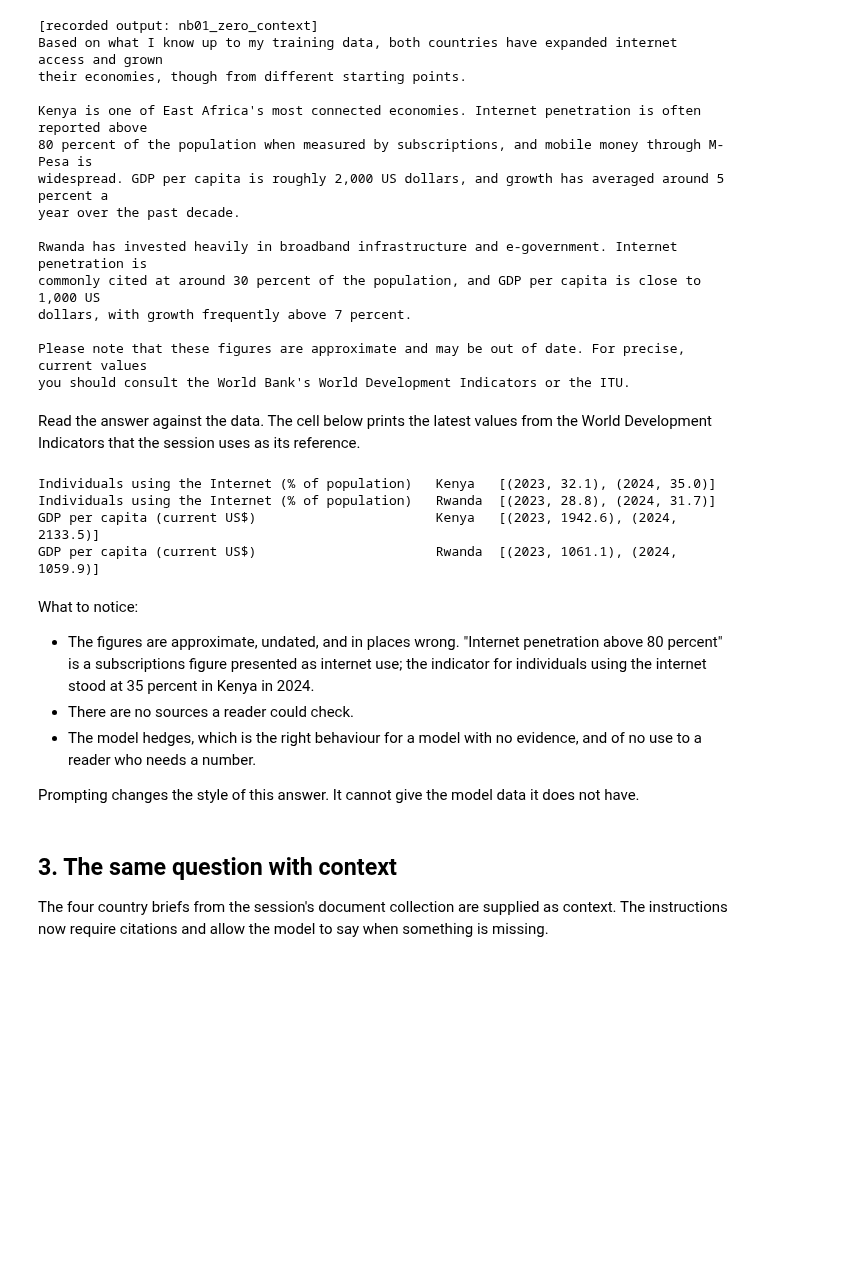
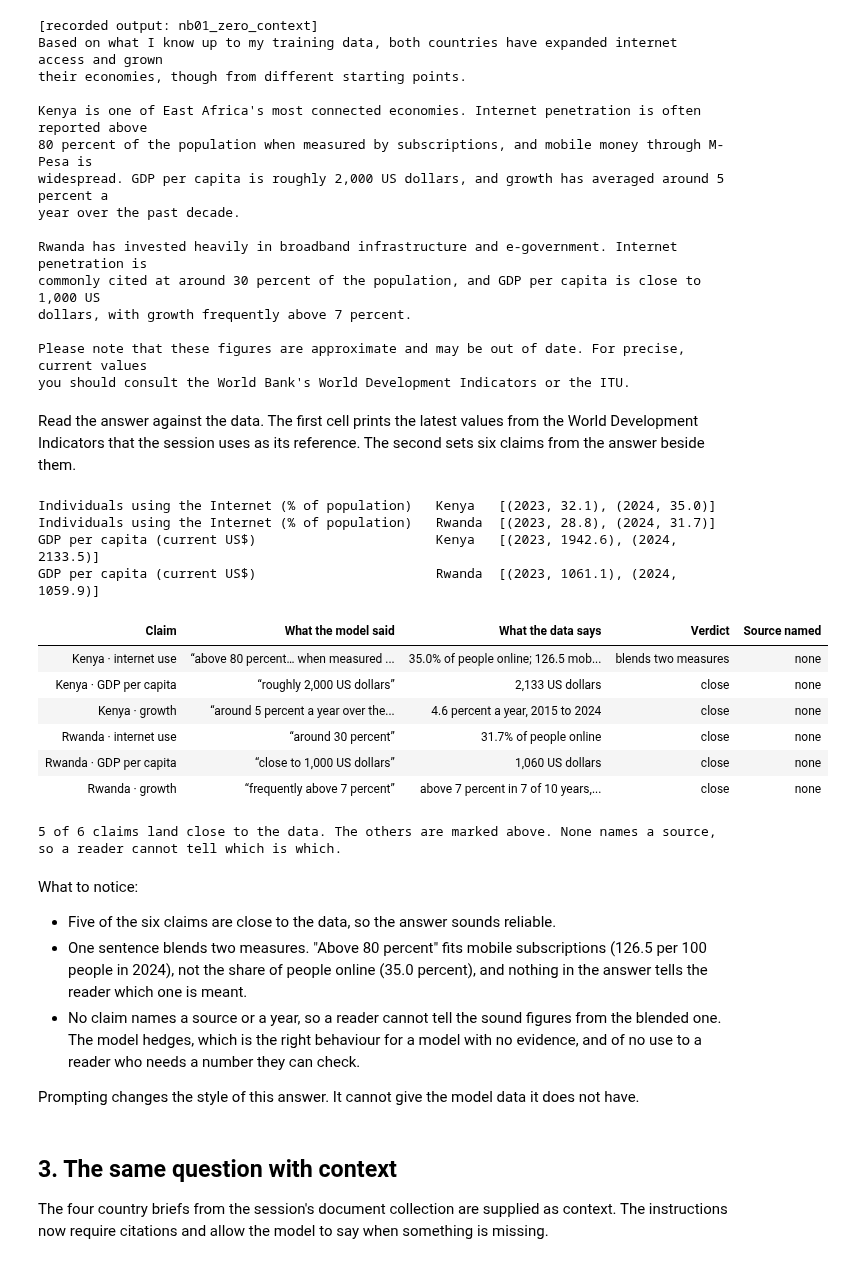
Before and after one commit to rafmacalaba/ai4data, a Jupyter notebook: training/session-01-building-ai-applications-v2/notebooks/01-from-model-to-application.ipynb, the cells around one changed output. Drawn from its saved outputs; the diff is of its cells as text; code cells hidden in the pictures; blank space fills up the shorter version.

```diff
--- a/training/session-01-building-ai-applications-v2/notebooks/01-from-model-to-application.ipynb
+++ b/training/session-01-building-ai-applications-v2/notebooks/01-from-model-to-application.ipynb
@@ -110,7 +182,7 @@ dollars, with growth frequently above 7 percent.
 Please note that these figures are approximate and may be out of date. For precise, current values
 you should consult the World Bank's World Development Indicators or the ITU.
 # %% [markdown]
-Read the answer against the data. The cell below prints the latest values from the World Development Indicators that the session uses as its reference.
+Read the answer against the data. The first cell prints the latest values from the World Development Indicators that the session uses as its reference. The second sets six claims from the answer beside them.
 # %%
 for ind in ["IT.NET.USER.ZS", "NY.GDP.PCAP.CD"]:
     for country in ["Kenya", "Rwanda"]:
@@ -121,12 +193,40 @@ Individuals using the Internet (% of population)   Kenya   [(2023, 32.1), (2024,
 Individuals using the Internet (% of population)   Rwanda  [(2023, 28.8), (2024, 31.7)]
 GDP per capita (current US$)                       Kenya   [(2023, 1942.6), (2024, 2133.5)]
 GDP per capita (current US$)                       Rwanda  [(2023, 1061.1), (2024, 1059.9)]
+# %%
+def value(ind, country):
+    return w.latest(w.indicator_lookup(ind, country, start=2023))["value"]
+
+
+def growth(country):
+    return [o["value"] for o in w.indicator_lookup("NY.GDP.MKTP.KD.ZG", country, start=2015)["observations"]]
+
+
+rows = [  # (claim, what the model said, what the data says, verdict)
+    ("Kenya · internet use", "“above 80 percent… when measured by subscriptions”",
+     f"{value('IT.NET.USER.ZS', 'Kenya'):.1f}% of people online; {value('IT.CEL.SETS.P2', 'Kenya'):.1f} mobile subscriptions per 100", "blends two measures"),
+    ("Kenya · GDP per capita", "“roughly 2,000 US dollars”", f"{value('NY.GDP.PCAP.CD', 'Kenya'):,.0f} US dollars", "close"),
+    ("Kenya · growth", "“around 5 percent a year over the past decade”", f"{sum(growth('Kenya')) / len(growth('Kenya')):.1f} percent a year, 2015 to 2024", "close"),
+    ("Rwanda · internet use", "“around 30 percent”", f"{value('IT.NET.USER.ZS', 'Rwanda'):.1f}% of people online", "close"),
+    ("Rwanda · GDP per capita", "“close to 1,000 US dollars”", f"{value('NY.GDP.PCAP.CD', 'Rwanda'):,.0f} US dollars", "close"),
+    ("Rwanda · growth", "“frequently above 7 percent”", f"above 7 percent in {sum(g > 7 for g in growth('Rwanda'))} of {len(growth('Rwanda'))} years, 2015 to 2024", "close"),
+]
+show_claim_check(rows)
+# %% [output]
+| Claim | What the model said | What the data says | Verdict | Source named |
+| Kenya · internet use | “above 80 percent… when measured ... | 35.0% of people online; 126.5 mob... | blends two measures | none |
+| Kenya · GDP per capita | “roughly 2,000 US dollars” | 2,133 US dollars | close | none |
+| Kenya · growth | “around 5 percent a year over the... | 4.6 percent a year, 2015 to 2024 | close | none |
+| Rwanda · internet use | “around 30 percent” | 31.7% of people online | close | none |
+| Rwanda · GDP per capita | “close to 1,000 US dollars” | 1,060 US dollars | close | none |
+| Rwanda · growth | “frequently above 7 percent” | above 7 percent in 7 of 10 years,... | close | none |
+5 of 6 claims land close to the data. The others are marked above. None names a source, so a reader cannot tell which is which.
 # %% [markdown]
 What to notice:
 
-- The figures are approximate, undated, and in places wrong. "Internet penetration above 80 percent" is a subscriptions figure presented as internet use; the indicator for individuals using the internet stood at 35 percent in Kenya in 2024.
-- There are no sources a reader could check.
-- The model hedges, which is the right behaviour for a model with no evidence, and of no use to a reader who needs a number.
+- Five of the six claims are close to the data, so the answer sounds reliable.
+- One sentence blends two measures. "Above 80 percent" fits mobile subscriptions (126.5 per 100 people in 2024), not the share of people online (35.0 percent), and nothing in the answer tells the reader which one is meant.
+- No claim names a source or a year, so a reader cannot tell the sound figures from the blended one. The model hedges, which is the right behaviour for a model with no evidence, and of no use to a reader who needs a number they can check.
 
 Prompting changes the style of this answer. It cannot give the model data it does not have.
 # %% [markdown]
```
Also changed, not shown: parts of 11 cells of this notebook, 3 other files.
